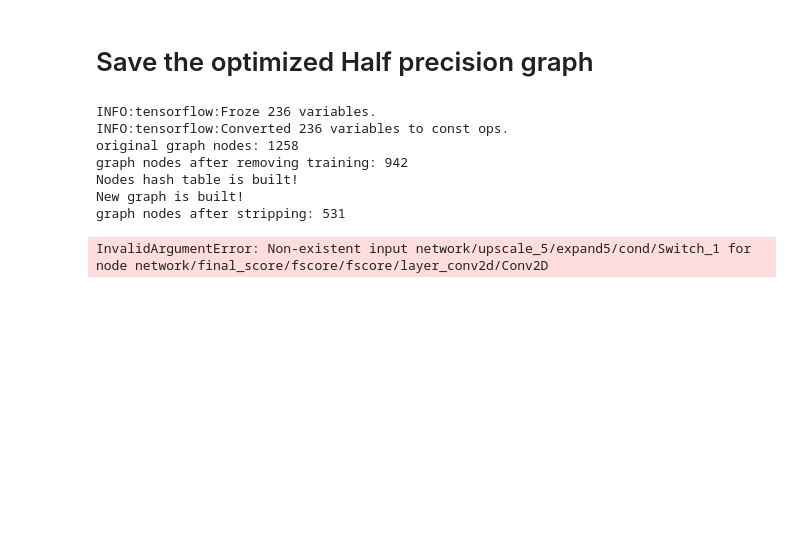
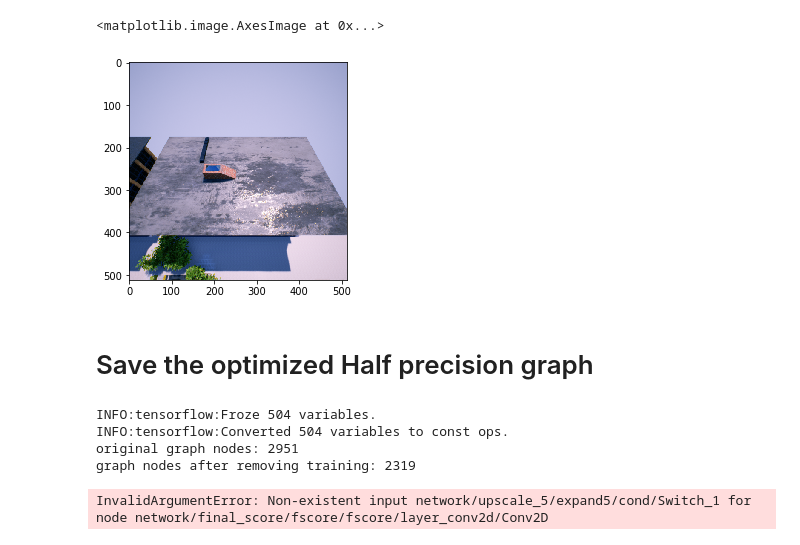
Before and after one commit to MoonBlvd/TFSegmentation, a Jupyter notebook: ipython_scripts/test_inference_tx2.ipynb, the cells around one changed output. Drawn from its saved outputs; the diff is of its cells as text; code cells hidden in the pictures; blank space fills up the shorter version.

Commit message:
debug strip node

```diff
--- a/ipython_scripts/test_inference_tx2.ipynb
+++ b/ipython_scripts/test_inference_tx2.ipynb
@@ -99,3 +109,8 @@ calculate_flops()
+# %%
+plt.imshow(all_images[0,:,:,:])
+# %% [output]
+<matplotlib.image.AxesImage at 0x...>
+[figure, added]
 # %% [markdown]
 # Save the optimized Half precision graph
 # %%
@@ -119,13 +134,10 @@ optimized_graph = model_to_graph(model,
                                   verbose=True,
                                   save_file=save_file,
                                   remove_training=True,
-                                   strip_nodes=True,
+                                   strip_nodes=False,
                                    conver_to_half=False)
 # %% [output]
-INFO:tensorflow:Froze 236 variables.
-INFO:tensorflow:Converted 236 variables to const ops.
-original graph nodes: 1258
-graph nodes after removing training: 942
-Nodes hash table is built!
-New graph is built!
-graph nodes after stripping: 531
+INFO:tensorflow:Froze 504 variables.
+INFO:tensorflow:Converted 504 variables to const ops.
+original graph nodes: 2951
+graph nodes after removing training: 2319
```
Also changed, not shown: parts of 17 cells of this notebook, 3 other files.
